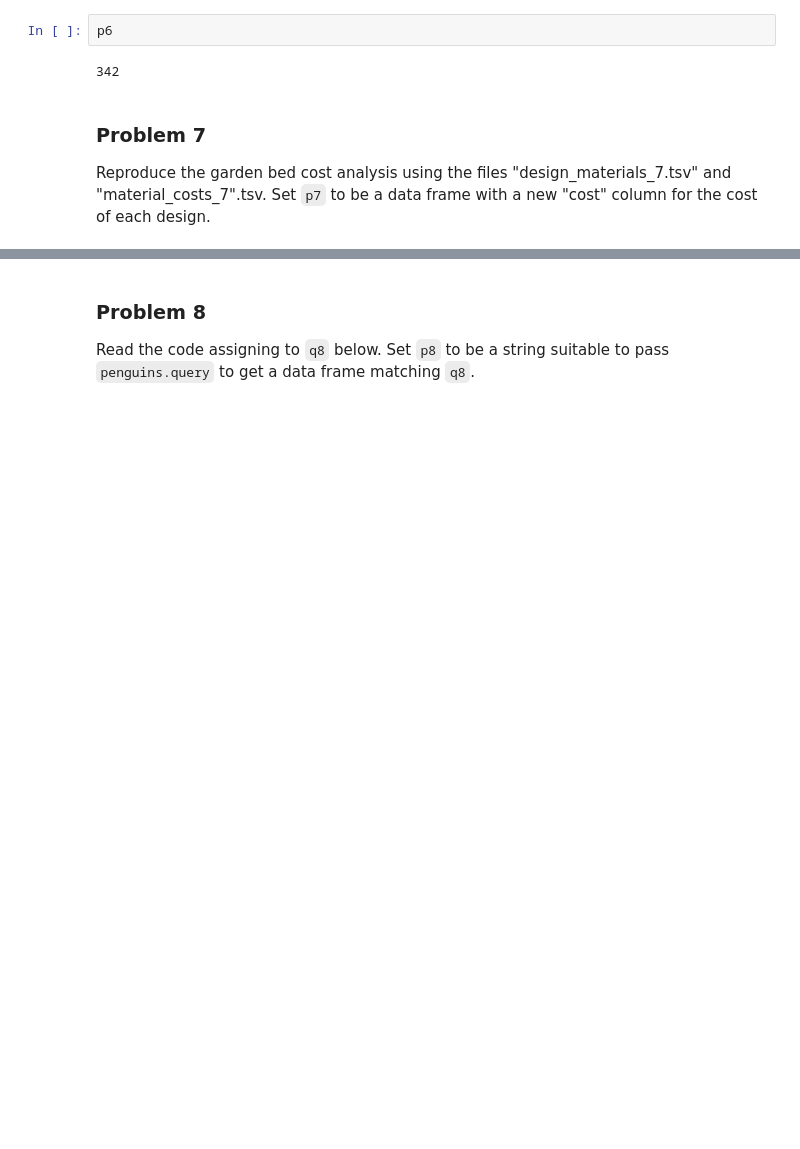
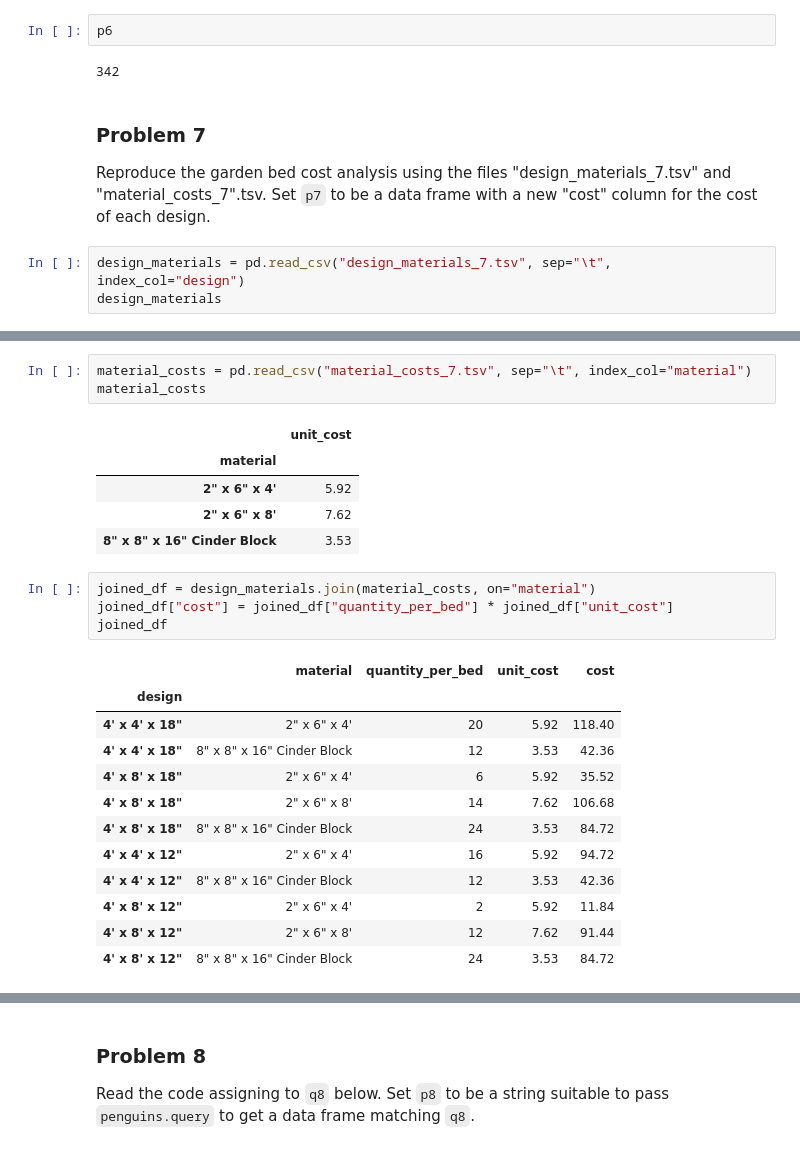
Before and after one commit to Haleymussary00/dx602-homework-09, a Jupyter notebook: homework.ipynb, the cells around one changed output, grey strips where cells are left out. Drawn from its saved outputs; the diff is of its cells as text; blank space fills up the shorter version.

```diff
--- a/homework.ipynb
+++ b/homework.ipynb
@@ -233,3 +233,6 @@ p6
 
 Reproduce the garden bed cost analysis using the files "design_materials_7.tsv" and "material_costs_7".tsv.
 Set `p7` to be a data frame with a new "cost" column for the cost of each design.
+# %%
+design_materials = pd.read_csv("design_materials_7.tsv", sep="\t", index_col="design")
+design_materials
@@ -235,0 +252,26 @@ Set `p7` to be a data frame with a new "cost" column for the cost of each design
+# %%
+material_costs = pd.read_csv("material_costs_7.tsv", sep="\t", index_col="material")
+material_costs
+# %% [output]
+|  | unit_cost |
+| material |  |
+| 2" x 6" x 4' | 5.92 |
+| 2" x 6" x 8' | 7.62 |
+| 8" x 8" x 16" Cinder Block | 3.53 |
+# %%
+joined_df = design_materials.join(material_costs, on="material")
+joined_df["cost"] = joined_df["quantity_per_bed"] * joined_df["unit_cost"]
+joined_df
+# %% [output]
+|  | material | quantity_per_bed | unit_cost | cost |
+| design |  |  |  |  |
+| 4' x 4' x 18" | 2" x 6" x 4' | 20 | 5.92 | 118.40 |
+| 4' x 4' x 18" | 8" x 8" x 16" Cinder Block | 12 | 3.53 | 42.36 |
+| 4' x 8' x 18" | 2" x 6" x 4' | 6 | 5.92 | 35.52 |
+| 4' x 8' x 18" | 2" x 6" x 8' | 14 | 7.62 | 106.68 |
+| 4' x 8' x 18" | 8" x 8" x 16" Cinder Block | 24 | 3.53 | 84.72 |
+| 4' x 4' x 12" | 2" x 6" x 4' | 16 | 5.92 | 94.72 |
+| 4' x 4' x 12" | 8" x 8" x 16" Cinder Block | 12 | 3.53 | 42.36 |
+| 4' x 8' x 12" | 2" x 6" x 4' | 2 | 5.92 | 11.84 |
+| 4' x 8' x 12" | 2" x 6" x 8' | 12 | 7.62 | 91.44 |
+| 4' x 8' x 12" | 8" x 8" x 16" Cinder Block | 24 | 3.53 | 84.72 |
```
Also changed, not shown: parts of 8 cells of this notebook.
